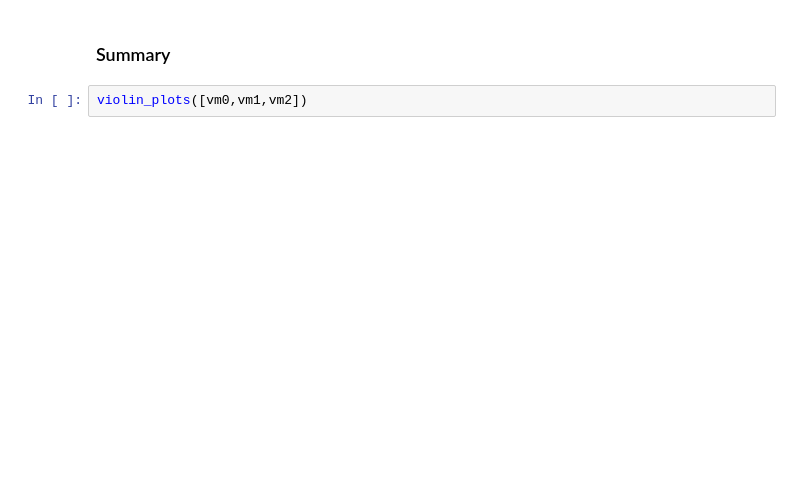
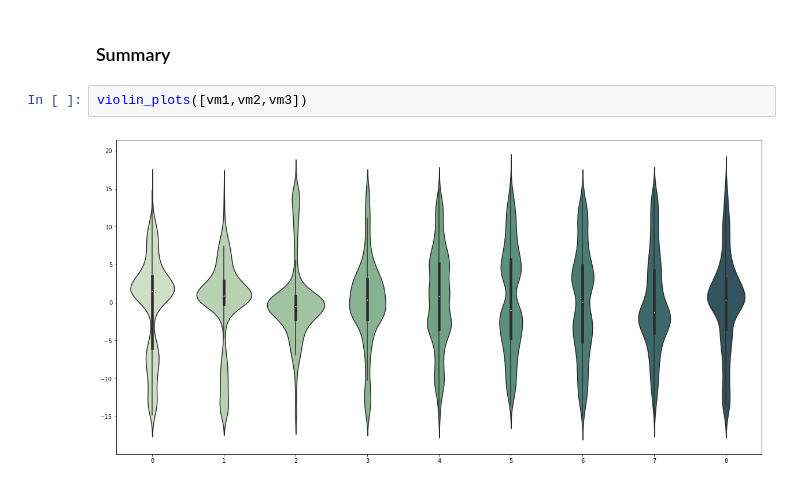
Before and after one commit to ndettmer/neuronal_synchrony_replication, a Jupyter notebook: Results.ipynb, the cells around one changed output. Cells and saved outputs as stored; diff of their text form; blank space fills up the shorter version.

```diff
--- a/Results.ipynb
+++ b/Results.ipynb
@@ -324,4 +330,6 @@ firing_hists(sd2)
 # %% [markdown]
 ### Summary
 # %%
-violin_plots([vm0,vm1,vm2])
+violin_plots([vm1,vm2,vm3])
+# %% [output]
+[figure, added]
```
Also changed, not shown: parts of 5 cells of this notebook, 6 other files.
